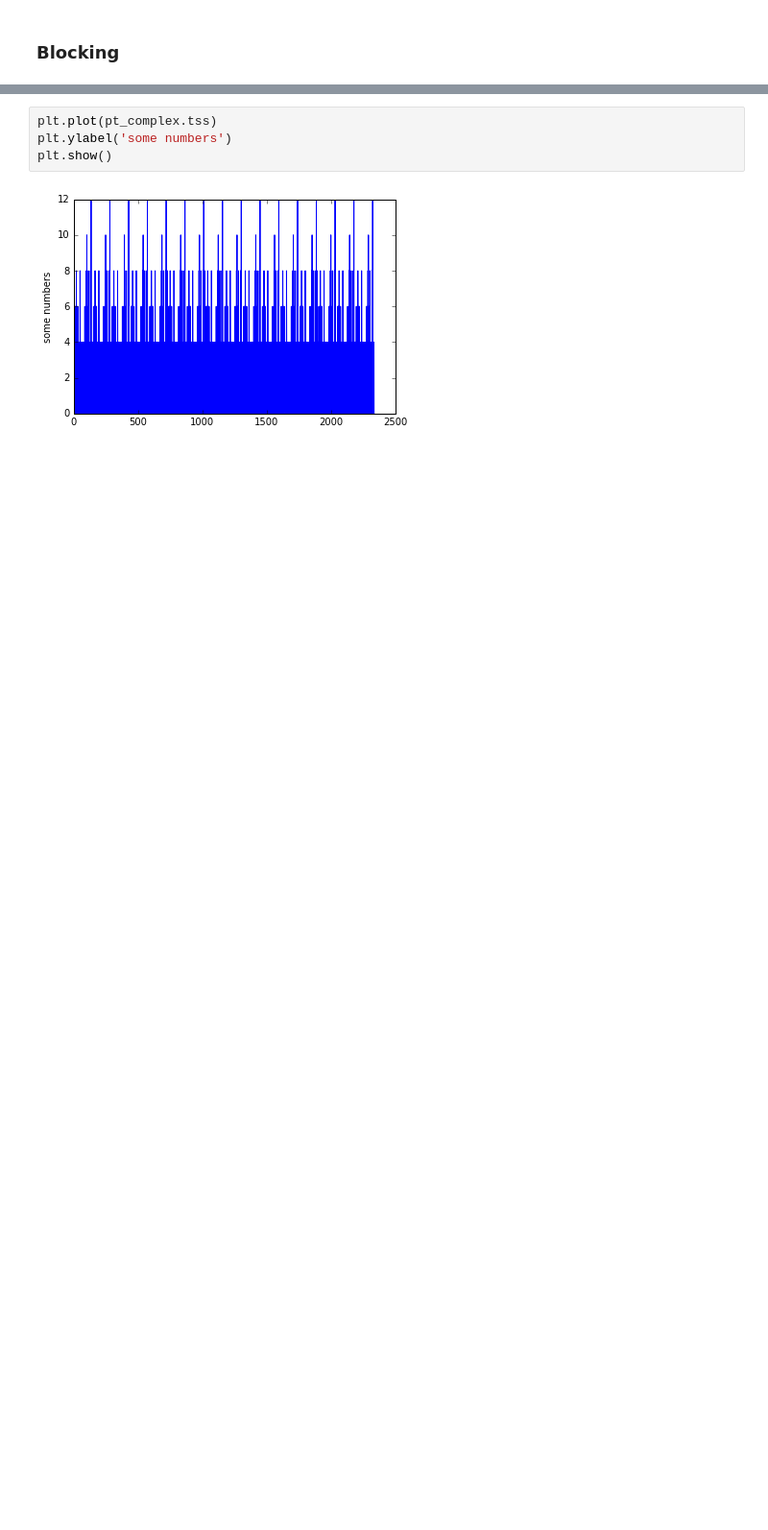
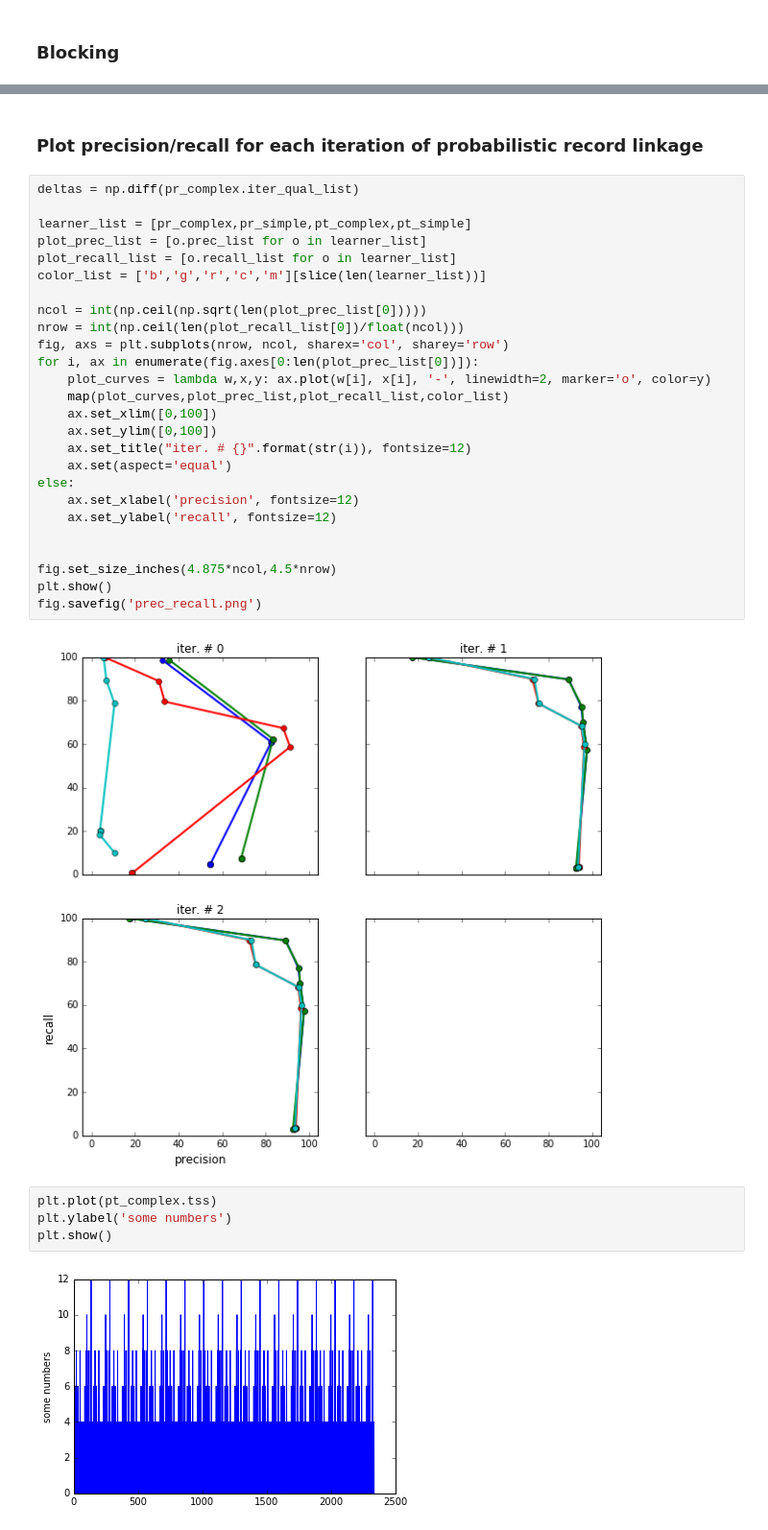
Before and after one commit to meccaLeccaHi/record_linkage, a Jupyter notebook: prob_linkage_newborn.ipynb, the cells around one changed output, grey strips where cells are left out. Shown at 96% size. Drawn from its saved outputs; the diff is of its cells as text; blank space fills up the shorter version.

```diff
--- a/prob_linkage_newborn.ipynb
+++ b/prob_linkage_newborn.ipynb
@@ -352,3 +295,33 @@ itable.PrettyTable(df)
+# %% [markdown]
+### Plot precision/recall for each iteration of probabilistic record linkage
+# %%
+deltas = np.diff(pr_complex.iter_qual_list)
+
+learner_list = [pr_complex,pr_simple,pt_complex,pt_simple]
+plot_prec_list = [o.prec_list for o in learner_list]
+plot_recall_list = [o.recall_list for o in learner_list]
+color_list = ['b','g','r','c','m'][slice(len(learner_list))]
+
+ncol = int(np.ceil(np.sqrt(len(plot_prec_list[0]))))
+nrow = int(np.ceil(len(plot_recall_list[0])/float(ncol)))
+fig, axs = plt.subplots(nrow, ncol, sharex='col', sharey='row')
+for i, ax in enumerate(fig.axes[0:len(plot_prec_list[0])]):
+    plot_curves = lambda w,x,y: ax.plot(w[i], x[i], '-', linewidth=2, marker='o', color=y)
+    map(plot_curves,plot_prec_list,plot_recall_list,color_list)
+    ax.set_xlim([0,100])
+    ax.set_ylim([0,100])
+    ax.set_title("iter. # {}".format(str(i)), fontsize=12)
+    ax.set(aspect='equal')
+else:
+    ax.set_xlabel('precision', fontsize=12)
+    ax.set_ylabel('recall', fontsize=12)
+
+
+fig.set_size_inches(4.875*ncol,4.5*nrow)
+plt.show()
+fig.savefig('prec_recall.png')
+# %% [output]
+[figure, added]
 # %%
 plt.plot(pt_complex.tss)
 plt.ylabel('some numbers')
```
Also changed, not shown: parts of 11 cells of this notebook, 1 other file.
